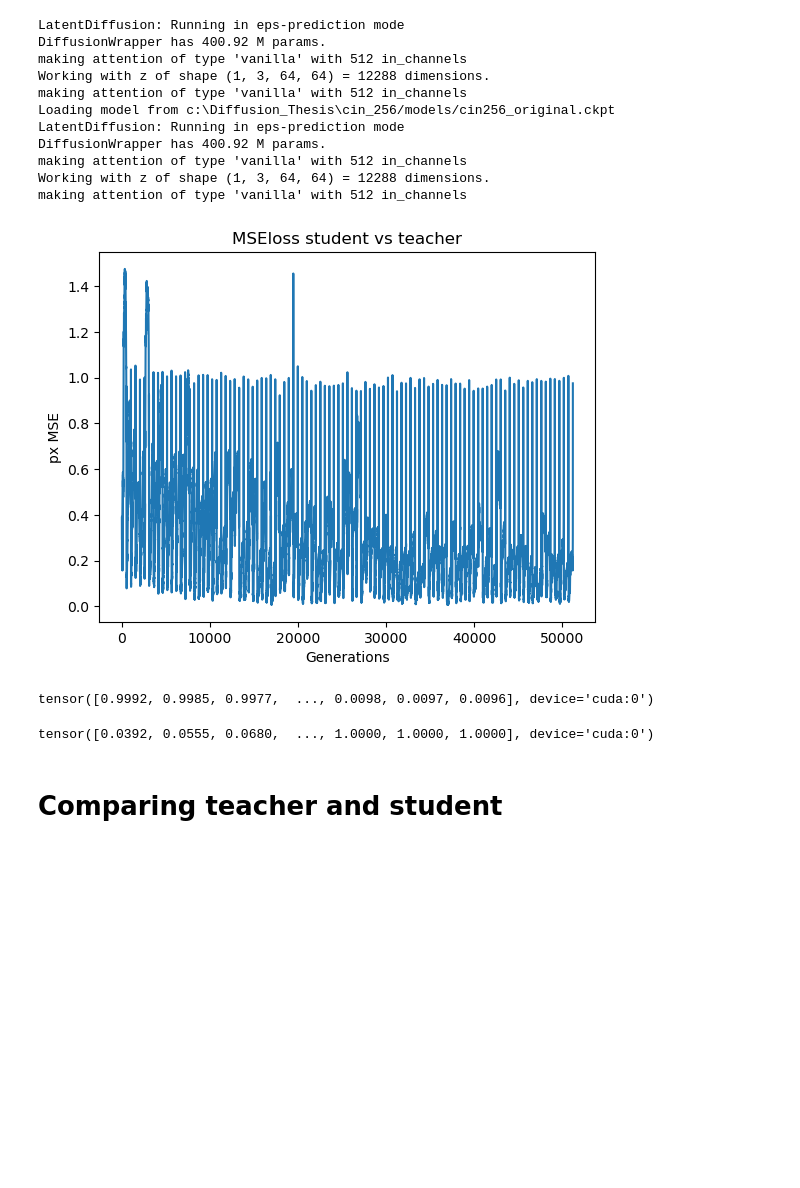
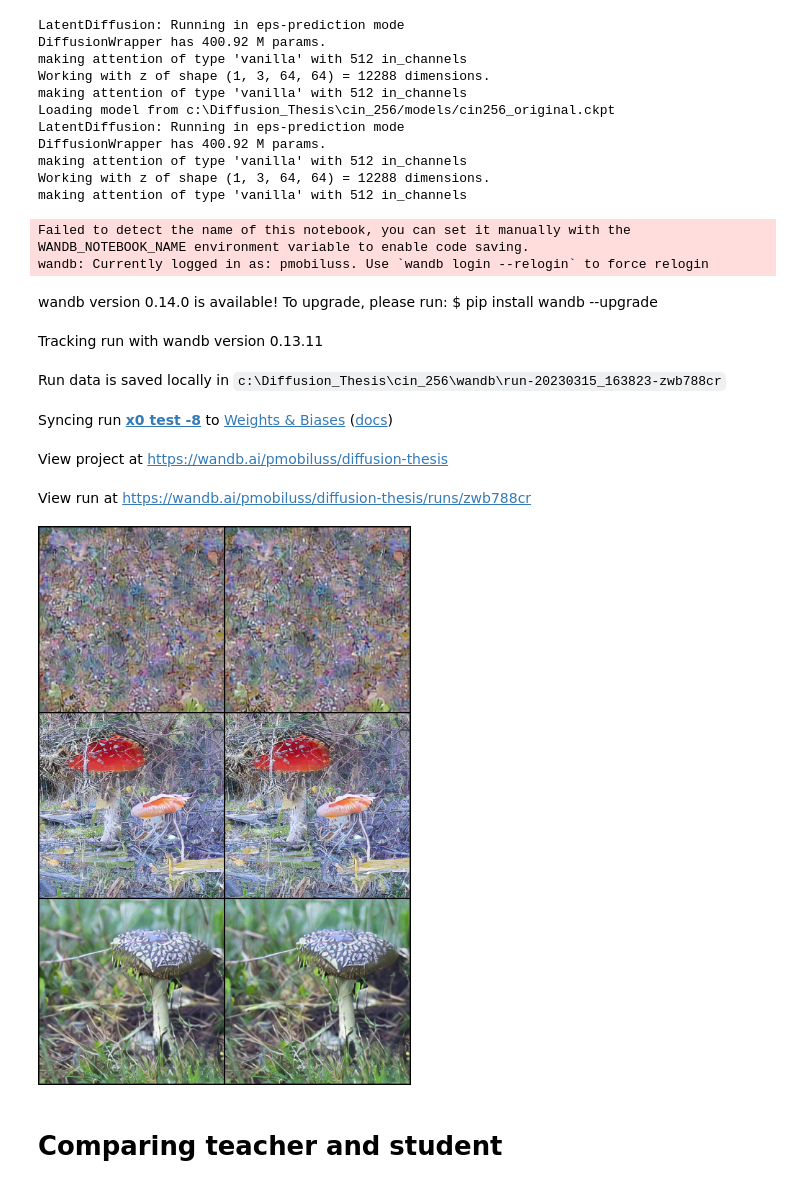
Before and after one commit to Pmobilee/DSD, a Jupyter notebook: cin_256/cin_256_distillation.ipynb, the cells around one changed output. Saved outputs shown, nothing was run; the diff lists cells and outputs as text; code cells hidden in the pictures; blank space fills up the shorter version.

Commit message:
WORKING! Still unstable
Issue with the fact that 1 - scale * criterion works!!? So I'm practicing with different a_t/sigma_t, line 349 of ddim.py explains how to revert

```diff
--- a/cin_256/cin_256_distillation.ipynb
+++ b/cin_256/cin_256_distillation.ipynb
@@ -78,7 +76,7 @@ config_path=f"{cwd}/models/configs/cin256-v2-x0_1024.yaml"
 model_path=f"{cwd}/models/cin256_original.ckpt"
 
 teacher = create_models(config_path, model_path, student=False, timesteps=1024)
-student = create_models(config_path, model_path, student=False, timesteps=512)
+student = create_models(config_path, model_path, student=False, timesteps=1024)
 # %% [output]
 Loading model from c:\Diffusion_Thesis\cin_256/models/cin256_original.ckpt
 LatentDiffusion: Running in eps-prediction mode
@@ -93,9 +91,9 @@ making attention of type 'vanilla' with 512 in_channels
 Working with z of shape (1, 3, 64, 64) = 12288 dimensions.
 making attention of type 'vanilla' with 512 in_channels
 # %%
-generations = 100
+generations = 5
 steps = 1024
-
+timesteps = teacher.num_timesteps
 
 NUM_CLASSES = 1000
 generations = generations
@@ -111,10 +109,12 @@ criterion = nn.MSELoss()
 instance = 0
 generation = 0
 
+image_grids = []
 
+optimizer, scheduler = get_optimizer(student, iterations=generations*ddim_steps_student, lr=0.0000001)
 
-optimizer, scheduler = get_optimizer(student, iterations=generations*ddim_steps_student, lr=0.00000001)
-
+notes = f"""This is a serious attempt to distill the {timesteps} step original teacher into a {timesteps / 2} step student, trained on {generations * updates} instances"""
+wandb_session = wandb_log(name=f"x0 test -8", lr=0.00000001, model=student, tags=["New x0 test"], notes=notes)
 
 
 all_losses = []
@@ -126,13 +126,15 @@ with torch.no_grad():
                 for i, class_prompt in enumerate(tepoch):
                     generation += 1
                     losses = []
-
+                    teacher.num_timesteps = timesteps
+                    student.num_timesteps = timesteps
                     xc = torch.tensor([class_prompt])
                     c = teacher.get_learned_conditioning({teacher.cond_stage_key: xc.to(teacher.device)})
                     c_student = student.get_learned_conditioning({student.cond_stage_key: xc.to(teacher.device)})
                     img = None
 
                     for steps in range(updates):
+
                                 instance += 1
                                 img, x0, x_T_copy = teacher.iterative_progressive_denoising(cond=c, shape=[3, 64, 64], verbose=True, callback=None, quantize_denoised=False,
                                     img_callback=None, mask=None, x0=None, temperature=1., noise_dropout=0.,
@@ -149,8 +151,14 @@ with torch.no_grad():
                                         log_every_t=None, keep_intermediates=False)
 
 
+                                    teacher_decode = teacher.decode_first_stage(x0)
+                                    teacher_target = torch.clamp((teacher_decode+1.0)/2.0, min=0.0, max=1.0)
+                                    student_decode = student.differentiable_decode_first_stage(x0_student)
+                                    student_target = torch.clamp((student_decode+1.0)/2.0, min=0.0, max=1.0)
                                     # loss = max(torch.log(((a_t - 1) **2) / (a_t ** 2)), 0.01) *
-                                    loss = torch.exp(torch.log((1 + (a_t ) / (s_t)))) * criterion(x0_student, x0)
+                                    # loss = torch.exp(torch.log((1 + (a_t ) / (s_t)))) * criterion(x0_student, x0)
+                                    loss = criterion(student_target, teacher_target)
+                                    # loss = criterion(x0_student, x0)
                                     # math.log(a_t**2 / (1-a_t) **2) *
                                     # print("scale", max(torch.log(((a_t - 1) **2) / (a_t ** 2)), 0.01), "loss", round(loss.item(), 5))
                                     loss.backward()
@@ -158,6 +166,9 @@ with torch.no_grad():
                                     optimizer.step()
                                     scheduler.step()
                                     losses.append(loss.item())
+                                    wandb_session.log({"step loss":loss.item()})
+                                    # del teacher_decode, teacher_target, student_decode, student_target
+                                    # torch.cuda.empty_cache()
                                     # if session != None:
                                     #     session.log({"intermediate_loss":loss.item()})
 
@@ -181,7 +192,13 @@ with torch.no_grad():
                     # if session != None:
                     #     session.log({"generation_loss":averaged_losses[-1]})
                     tepoch.set_postfix(epoch_loss=averaged_losses[-1])
-                    torch.cuda.empty_cache()
+                    with torch.no_grad():
+                        image_grid, _ = compare_teacher_student(teacher, student, steps=[300, 512],class_prompt=992)#[300, 512], class_prompt=992)
+                        images = wandb.Image(_, caption="left: Teacher, right: Student")
+                        wandb.log({"Comparison": images})
+                    del image_grid, _
+                    wandb_session.log({"generation_loss":averaged_losses[-1]})
+
                     # if early_stop == True and i > 1:
                     #     if averaged_losses[-1] > (10*losses[-2]):
                     #         print(f"Early stop initiated: Prev loss: {round(averaged_losses[-2], 5)}, Current loss: {round(averaged_losses[-1], 5)}")
@@ -193,22 +210,26 @@ with torch.no_grad():
 
 
 
-plt.plot(range(len(all_losses)), all_losses, label="MSE LOSS")
+plt.plot(range(len(averaged_losses)), averaged_losses, label="MSE LOSS")
 plt.xlabel("Generations")
 plt.ylabel("px MSE")
 plt.title("MSEloss student vs teacher")
 plt.show()
+wandb.finish()
 # %% [output]
-[figure, removed]
+Failed to detect the name of this notebook, you can set it manually with the WANDB_NOTEBOOK_NAME environment variable to enable code saving.
+wandb: Currently logged in as: pmobiluss. Use `wandb login --relogin` to force relogin
+wandb version 0.14.0 is available! To upgrade, please run: $ pip install wandb --upgrade
+Tracking run with wandb version 0.13.11
+Run data is saved locally in c:\Diffusion_Thesis\cin_256\wandb\run-20230315_163823-zwb788cr
+Syncing run x0 test -8 to Weights & Biases (docs)
+View project at https://wandb.ai/pmobiluss/diffusion-thesis
+View run at https://wandb.ai/pmobiluss/diffusion-thesis/runs/zwb788cr
-# %%
-teacher.sqrt_alphas_cumprod
-# %% [output]
-tensor([0.9992, 0.9985, 0.9977,  ..., 0.0098, 0.0097, 0.0096], device='cuda:0')
-# %%
-
-teacher.sqrt_one_minus_alphas_cumprod
-# %% [output]
-tensor([0.0392, 0.0555, 0.0680,  ..., 1.0000, 1.0000, 1.0000], device='cuda:0')
+# %%
+image_grid, _ = compare_teacher_student(teacher, student, steps=[200, 512, 800], class_prompt=992)#, 200, 400, 512, 1024], class_prompt=992)
+image_grid
+# %% [output]
+[figure, added]
 # %% [markdown]
 # Comparing teacher and student
 # %%
```
Also changed, not shown: parts of 2 cells of this notebook, 6 other files.
